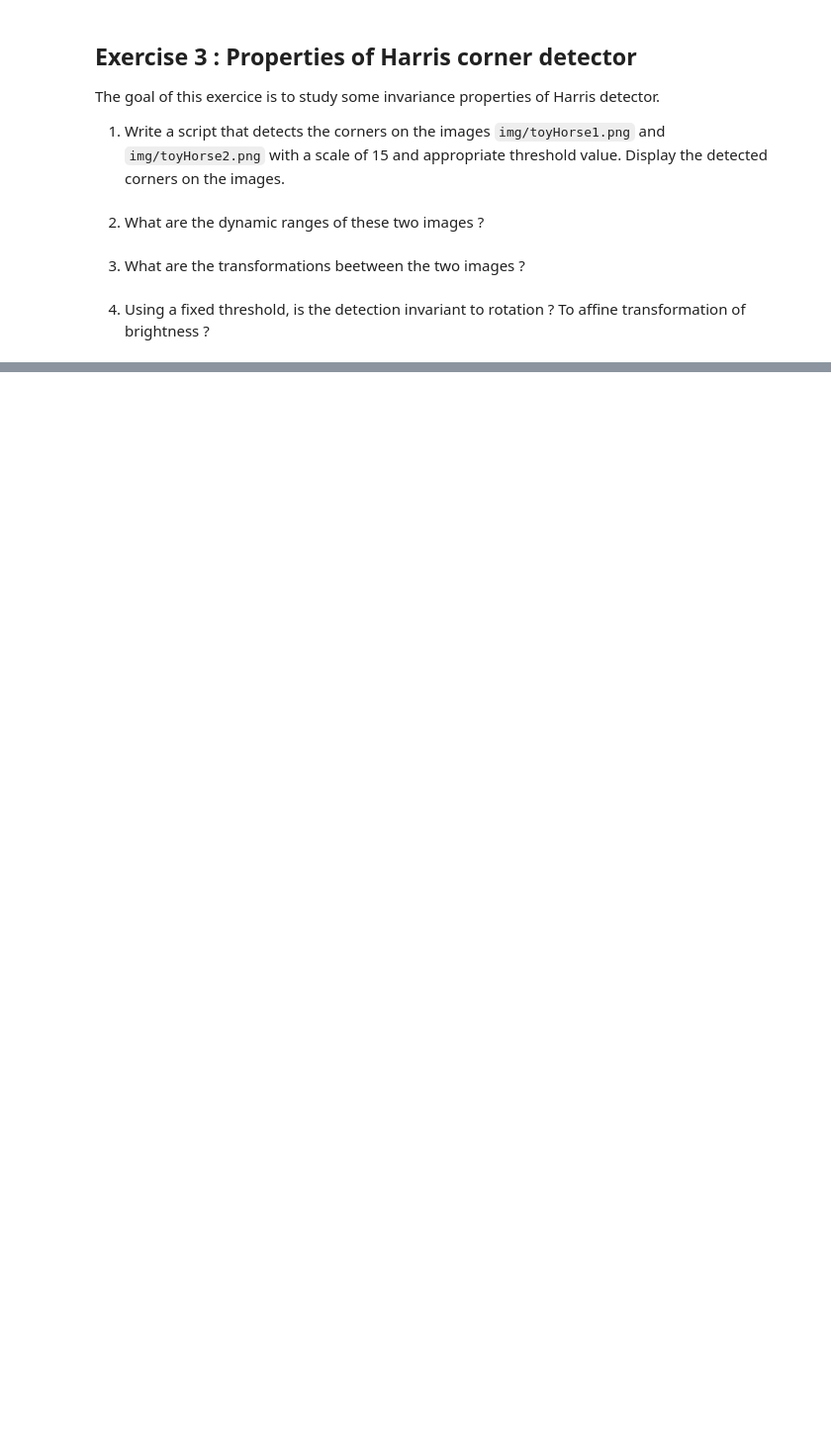
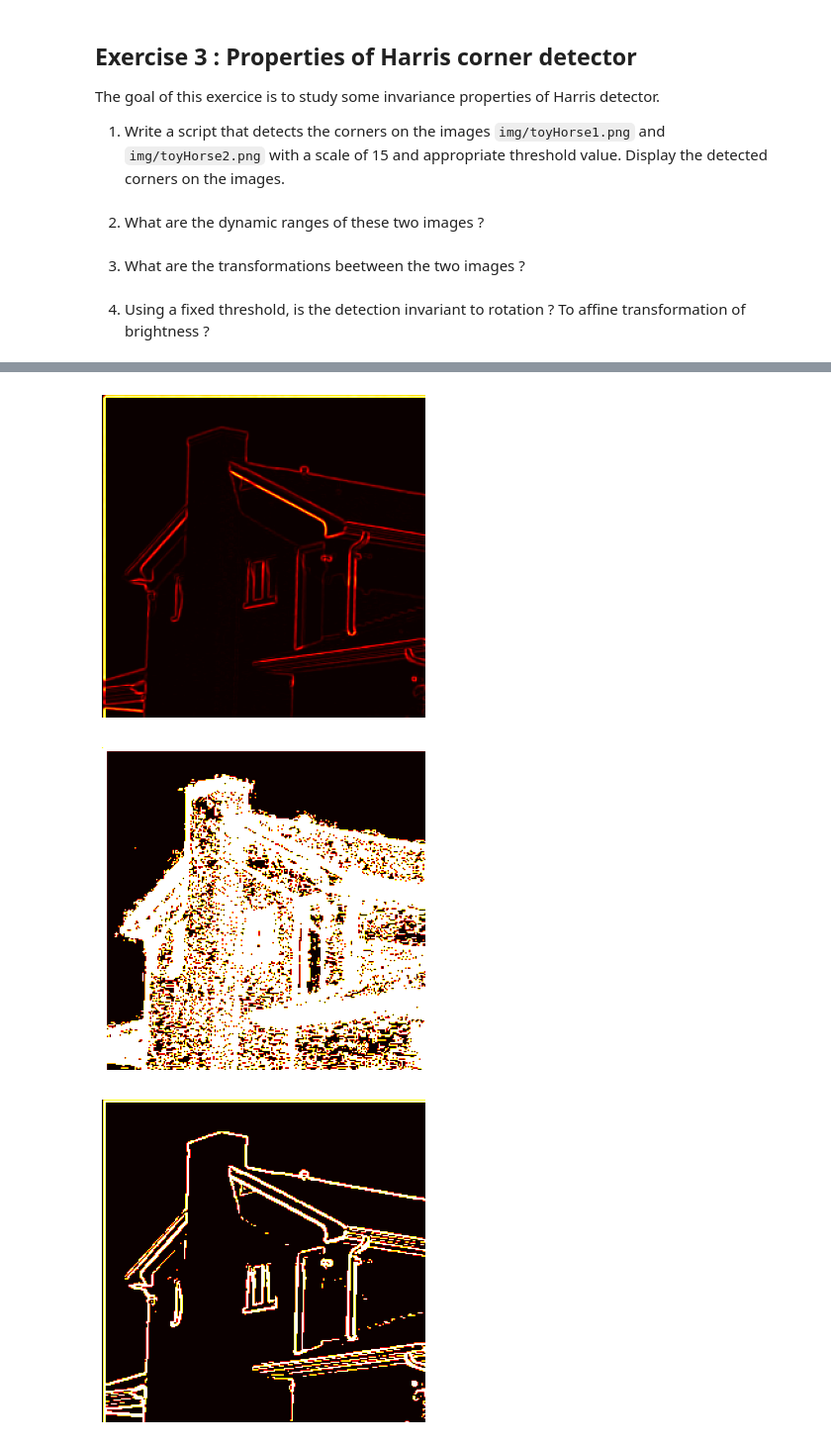
Before and after one commit to hanzopgp/MasterBioInformaticsPTs, a Jupyter notebook: S1/BIMA/TME6/TME6DurandKordon.ipynb, the cells around one changed output, grey strips where cells are left out. Shown at 99% size. Cells and saved outputs as stored; diff of their text form; code cells hidden in the pictures; blank space fills up the shorter version.

```diff
--- a/S1/BIMA/TME6/TME6DurandKordon.ipynb
+++ b/S1/BIMA/TME6/TME6DurandKordon.ipynb
@@ -320,0 +398,13 @@ plt.show()
+# %%
+thres = 0.005
+
+imshow_hot(traceM)
+
+for i in range(5):
+    traceM_tmp = thresholdR(traceM, thres)
+    imshow_hot(traceM_tmp)
+    thres += 0.5
+# %% [output]
+[figure, added]
+[figure, added]
+[figure, added]
```
Also changed, not shown: parts of 20 cells of this notebook.
